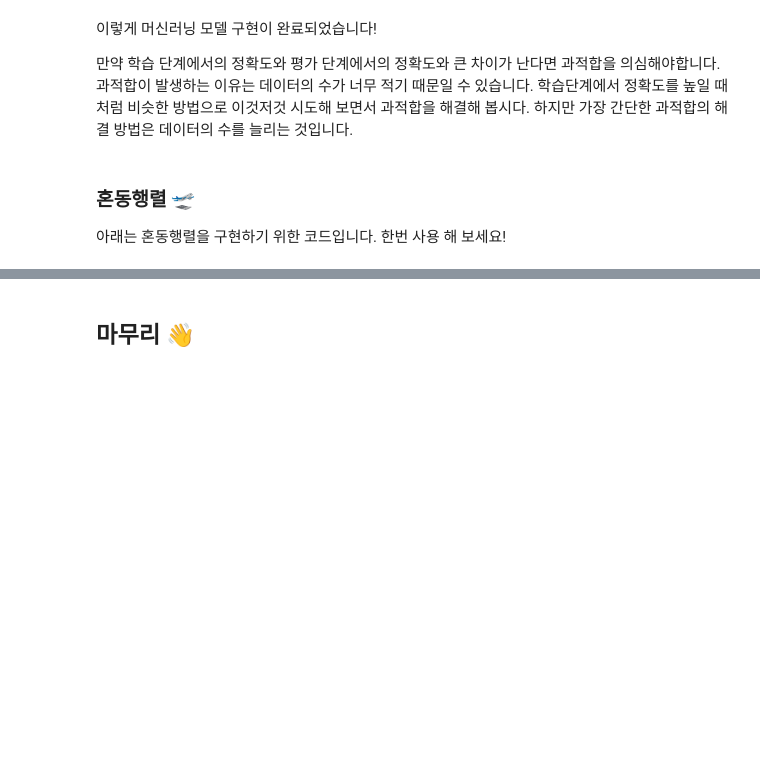
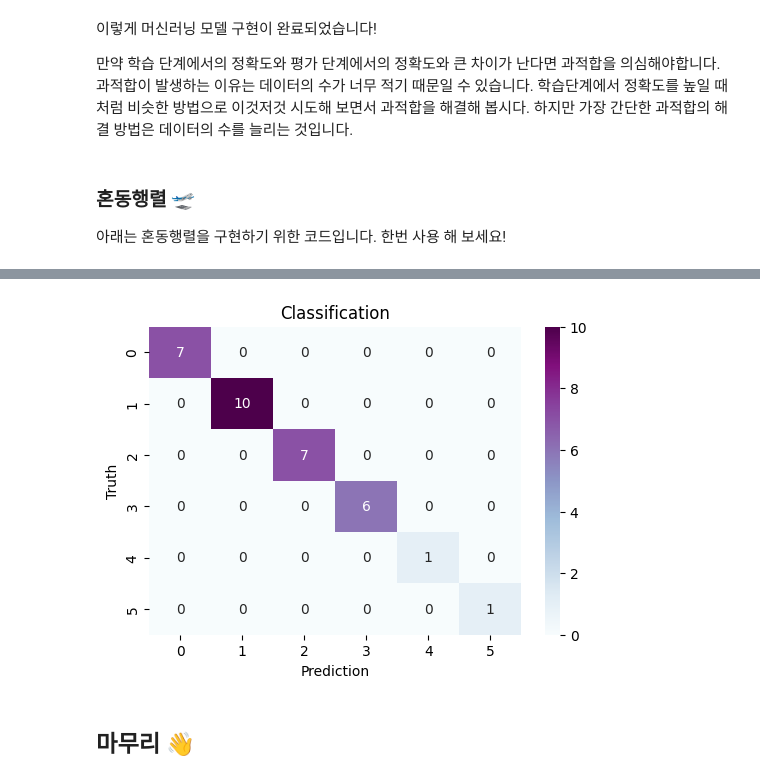
Before and after one commit to LUPRWEST/machine-learning, a Jupyter notebook: reCAPTCHA.ipynb, the cells around one changed output, grey strips where cells are left out. Cells and saved outputs as stored; diff of their text form; code cells hidden in the pictures; blank space fills up the shorter version.

```diff
--- a/reCAPTCHA.ipynb
+++ b/reCAPTCHA.ipynb
@@ -323,27 +477,30 @@ pred = model.predict(test_data)
 # %%
 import numpy as np
 from sklearn.metrics import confusion_matrix
 import matplotlib.pyplot as plt
 import seaborn as sns
 
 # 예측(pred)값들 중 가장 큰 인덱스값을 predictions에 저장하기
 pred_ls = np.argmax(pred, axis=1)
 test_ls = np.argmax(test_labels, axis=1)
 
 # 혼동행렬 계산
-conf = confusion_matrix(test_ls, pred_ls, labels=[0, 1])
+conf = confusion_matrix(test_ls, pred_ls)
 
 # 혼동행렬 그래프 그리기
 plt.figure(figsize=(6, 4))
-ax = sns.heatmap(conf, annot=True, cmap="Blues")
+ax = sns.heatmap(conf, annot=True, cmap="BuPu")
 
 # 그래프 제목, 축 제목 설정
-plt.title("Covid19 Classification")
+plt.title("Classification")
 plt.xlabel("Prediction")
 plt.ylabel("Truth")
 
 # 그래프 출력
+
 plt.show()
+# %% [output]
+[figure, added]
 # %% [markdown]
 ## 마무리 👋
 # %% [markdown]
```
Also changed, not shown: parts of 20 cells of this notebook.
